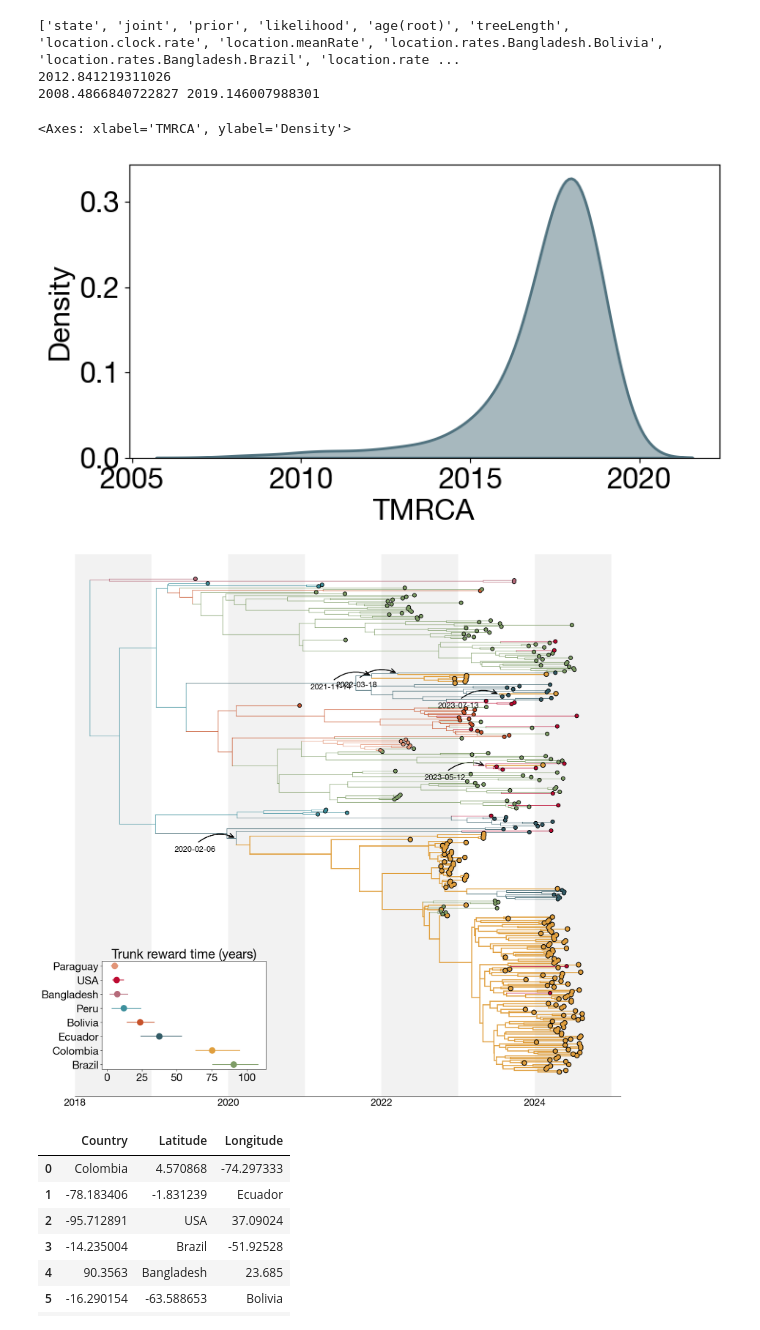
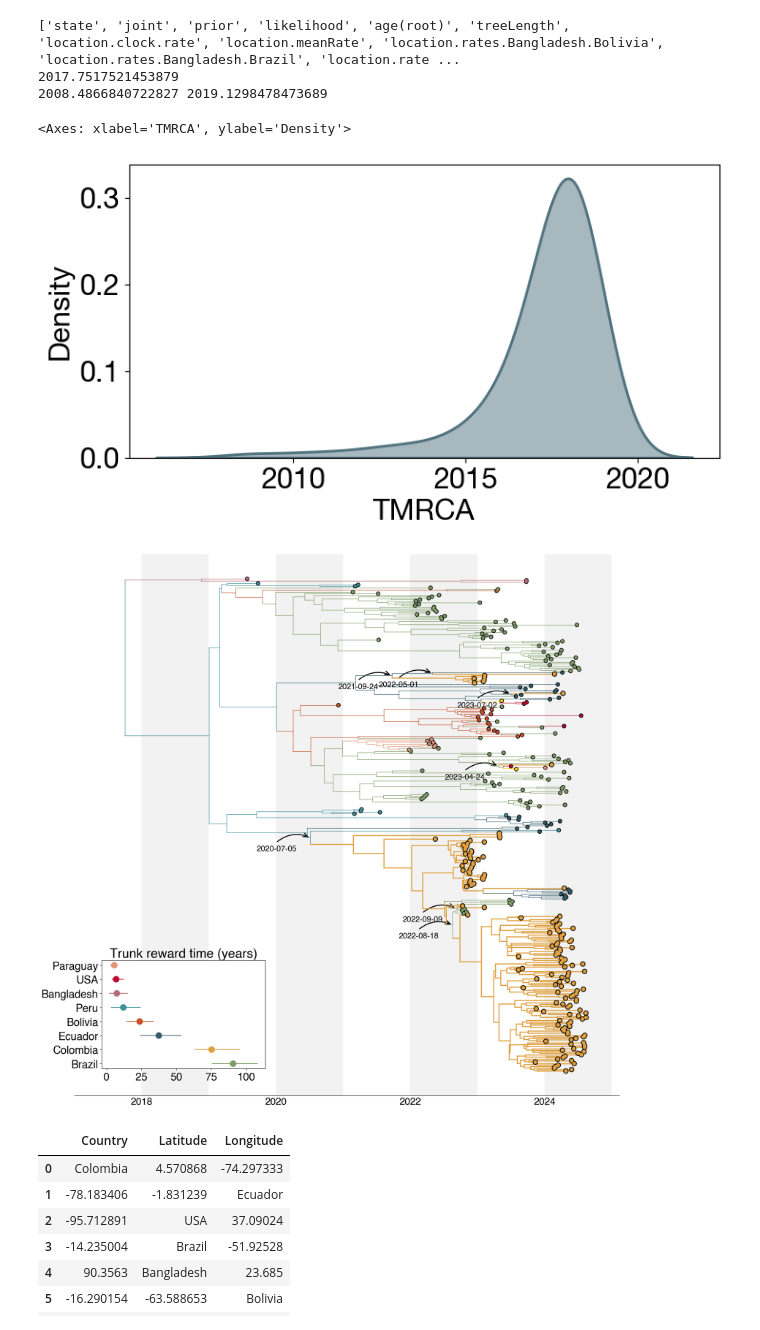
Before and after one commit to RicardoRH96/DENV_Epi, a Jupyter notebook: Scripts/F_112Analysis.ipynb, the cells around one changed output. Cells and saved outputs as stored; diff of their text form; code cells hidden in the pictures.

```diff
--- a/Scripts/F_112Analysis.ipynb
+++ b/Scripts/F_112Analysis.ipynb
@@ -62,7 +133,8 @@ def decimal_year_to_date(decimal_year):
 TMRCA = []
 
 with open("/Users/ricardorivero/Documents/DENV/2024/D2/F1112/F112__markov_newseqs.aligned.log","r") as f:
-    reader = csv.DictReader(f, delimiter="\t")
+    lines = [line for line in f if not line.startswith("#")]
+    reader = csv.DictReader(lines, delimiter="\t")
     print(reader.fieldnames)
     for row in reader:
         mrca = float(row['age(root)'])
@@ -70,14 +142,14 @@ with open("/Users/ricardorivero/Documents/DENV/2024/D2/F1112/F112__markov_newseq
 
 TMRCA_data = pd.DataFrame(TMRCA,columns=['TMRCA'])
 #Filter data outside the HPD95
-print(np.mean(TMRCA_data['TMRCA']))
+print(np.median(TMRCA_data['TMRCA']))
 data = TMRCA_data['TMRCA']
 hpdLo,hpdHi=hpd(data,0.95)
 print(hpdLo,hpdHi)
 # %% [output]
 ['state', 'joint', 'prior', 'likelihood', 'age(root)', 'treeLength', 'location.clock.rate', 'location.meanRate', 'location.rates.Bangladesh.Bolivia', 'location.rates.Bangladesh.Brazil', 'location.rate ...
-2012.841219311026
-2008.4866840722827 2019.146007988301
+2017.7517521453879
+2008.4866840722827 2019.1298478473689
 # %%
 #Plot density plot with seaborn
 #compute density
@@ -92,10 +164,11 @@ from sklearn.neighbors import KernelDensity
 fig, ax = plt.subplots(figsize=(8, 4), facecolor='w', frameon=False)
 
 # Plot the data
-sns.kdeplot(ax, x=TMRCA_data['TMRCA'], color='#50727F', linewidth=2, fill=True, alpha=0.5, bw_adjust=3, )
+TMRCA_data_filtered = TMRCA_data[(TMRCA_data['TMRCA'] >= hpdLo) & (TMRCA_data['TMRCA'] <= hpdHi)]
+sns.kdeplot(x=TMRCA_data_filtered['TMRCA'], color='#50727F', linewidth=2, fill=True, alpha=0.5, bw_adjust=3, ax=ax)
 # %% [output]
 <Axes: xlabel='TMRCA', ylabel='Density'>
-[figure, old version]
+[figure, new version]
 # %%
 import baltic as bt
 import matplotlib.pyplot as plt
@@ -104,7 +177,7 @@ import pandas as pd
 from matplotlib.patches import FancyArrowPatch
 
 # Load the tree
-treePath = '/Users/ricardorivero/Documents/DENV/2024/D2/F1112/F112__markov_newseqs.aligned.mcc.tree'
+treePath = '/Users/ricardorivero/Documents/DENV/2024/D2/F1112/newMCCTree_F1112_Markov.mcc.tree'
 ll = bt.loadNexus(treePath, absoluteTime=True, sortBranches=True)
 
 # Define color and label dictionaries
@@ -116,12 +189,14 @@ colors = {
     "Paraguay": "#e29578",
     "Peru": "#3e909d",
     "USA": "#bd0a31",
-    "Bangladesh": "#B56A7A"
+    "Bangladesh": "#B56A7A",
+    "Venezuela": "#4363d8",
+    "Caribbean": "#9c6ade"
 }
 
 # Function to detect introductions into Colombia
 def introductions_into_colombia(k):
-    return 'location' in k.traits and k.traits['location'] == 'Colombia'
+    return 'location.rate' in k.traits and k.traits['location.rate'] == 'Colombia'
 
 # Function to plot a curved arrow pointing to a node
 def plot_curved_arrow(ax, start_x, start_y, end_x, end_y):
@@ -144,9 +219,9 @@ def other_coordinate(node):
     return parent.absoluteTime -0.5, parent.y -0.5
 
 # Visualization parameters
-c_func = lambda k: colors[k.traits['location']] if 'location' in k.traits and k.traits['location'] in colors else '#FFCD00'
-s_func = lambda k: 60 if k.traits['location'] == 'Colombia' else 40
-line_func = lambda k: 2 if k.traits['location'] == 'Colombia' else 1
+c_func = lambda k: colors[k.traits['location.rate']] if 'location' in k.traits and k.traits['location.rate'] in colors else '#FFCD00'
+s_func = lambda k: 60 if k.traits['location.rate'] == 'Colombia' else 40
+line_func = lambda k: 2 if k.traits['location.rate'] == 'Colombia' else 1
 
 # Create the figure
 fig, ax = plt.subplots(figsize=(20, 20), facecolor='w')
@@ -157,7 +232,7 @@ ll.plotPoints(ax, x_attr=lambda k: k.absoluteTime, colour=c_func, size=s_func, z
 
 # Add curved arrows for introductions into Colombia, with annotation of time
 for node in ll.Objects:
-    if introductions_into_colombia(node) and node.parent and node.parent.traits['location'] != 'Colombia':
+    if introductions_into_colombia(node) and node.parent and node.parent.traits['location.rate'] != 'Colombia':
         # Get coordinates for arrow start and end
         end_x, end_y = get_parent_coordinates(node)
         start_x, start_y = other_coordinate(node)
@@ -186,37 +261,37 @@ data = [{'state': 'Colombia', 'median_reward': 75.2983, 'HPD95Hi_reward': 95.264
         ]
 trunkRewards = pd.DataFrame(data)
 
 # Sort the dataframe by 'median_reward'
 trunkRewards = trunkRewards.sort_values(by='median_reward', ascending=False).reset_index(drop=True)
 
 # Scatter plot for rewards
 y_positions = range(len(trunkRewards))
 axins.scatter(trunkRewards['median_reward'], y_positions, s=150, color=[colors[state] for state in trunkRewards['state']], zorder=1000)
 axins.hlines(y=y_positions, xmin=trunkRewards['HPD95Lo_reward'], xmax=trunkRewards['HPD95Hi_reward'], color=[colors[state] for state in trunkRewards['state']], zorder=1000)
 axins.set_yticks(y_positions)
 axins.set_yticklabels(trunkRewards['state'])
 axins.set_xlabel('')
 axins.set_title('Trunk reward time (years)')
 
 # Add aesthetic adjustments
 years = np.arange(2012, 2025, 2)
 plt.xticks(years, labels=[str(int(year)) for year in years])
 [ax.spines[loc].set_visible(False) for loc in ax.spines if loc not in ['bottom']]
 ax.tick_params(axis='x', size=0, labelsize=20)
 ax.tick_params(axis='y', size=0, labelsize=0)
 ax.set_yticks([])
 ax.set_yticklabels([])
 [ax.axvspan(x, x+1, fc='k', ec='none', alpha=0.05, zorder=0) for x in range(2004, 2026, 1) if x % 2 == 0]
 
-ax.set_xlim(2018, ll.mostRecent + 0.5)
+ax.set_xlim(2017, ll.mostRecent + 0.5)
 
 # Save the figure
 resolutionValue = 1200
-plt.savefig('/Users/ricardorivero/Documents/DENV/2024/D2/Figures/DTA_F112.jpeg', dpi=resolutionValue, bbox_inches='tight')
-plt.savefig('/Users/ricardorivero/Documents/DENV/2024/D2/Figures/DTA_F112.svg', dpi=resolutionValue, bbox_inches='tight')
+plt.savefig('../Figures/DTA_F112.jpeg', dpi=resolutionValue, bbox_inches='tight')
+plt.savefig('../Figures/DTA_F112.svg', dpi=resolutionValue, bbox_inches='tight')
 plt.show()
 # %% [output]
-[figure, old version]
+[figure, new version]
 # %%
 #Create coordinate file
 coordinates = [{'Colombia' , 4.570868 , -74.297333},
```
Also changed, not shown: parts of 3 cells of this notebook, 4 other files.
